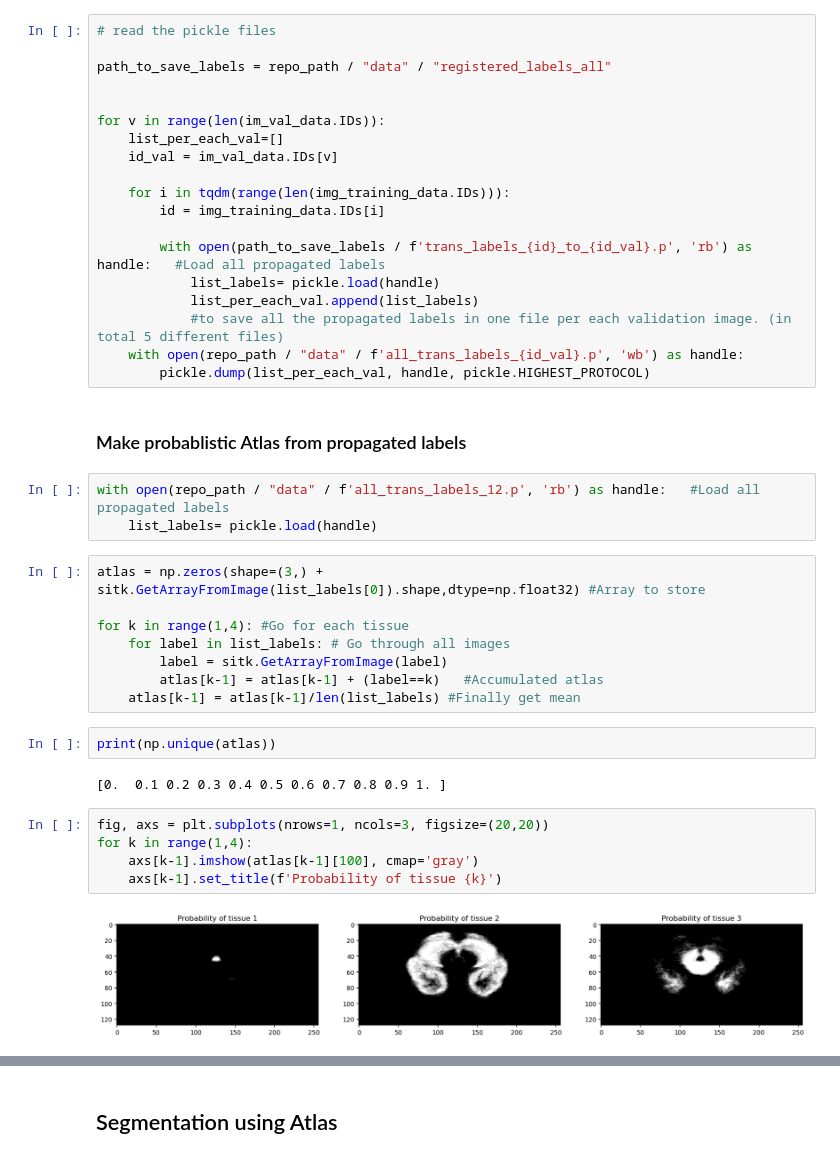
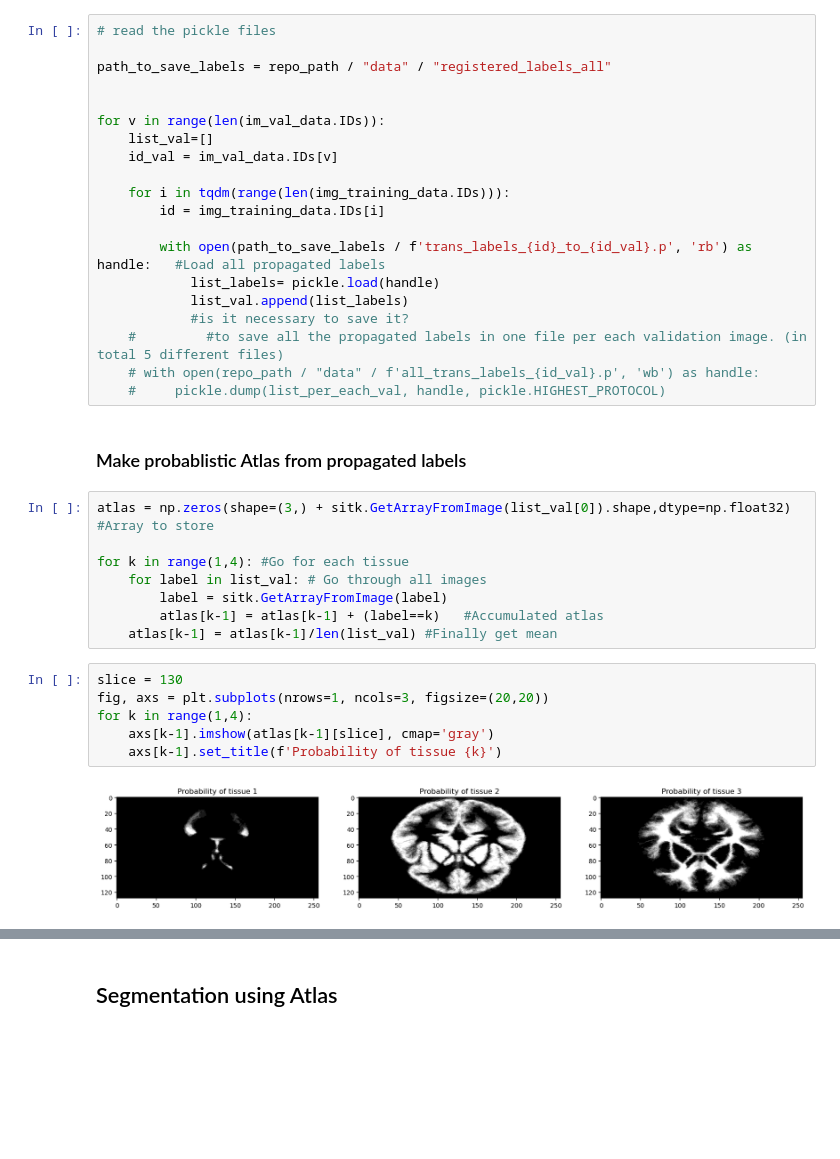
Before and after one commit to cansuyalcinn/brain-tissue-segmentation-challenge, a Jupyter notebook: notebooks/MEAN_atlas.ipynb, the cells around one changed output, grey strips where cells are left out. Drawn from its saved outputs; the diff is of its cells as text; blank space fills up the shorter version.

Commit message:
solved issue with segmentation label numeration

```diff
--- a/notebooks/MEAN_atlas.ipynb
+++ b/notebooks/MEAN_atlas.ipynb
@@ -130,7 +131,7 @@ path_to_save_labels = repo_path / "data" / "registered_labels_all"
 
 
 for v in range(len(im_val_data.IDs)):
-    list_per_each_val=[]
+    list_val=[]
     id_val = im_val_data.IDs[v]
 
     for i in tqdm(range(len(img_training_data.IDs))):
@@ -138,34 +139,29 @@ for v in range(len(im_val_data.IDs)):
 
         with open(path_to_save_labels / f'trans_labels_{id}_to_{id_val}.p', 'rb') as handle:   #Load all propagated labels
             list_labels= pickle.load(handle)
-            list_per_each_val.append(list_labels)
-            #to save all the propagated labels in one file per each validation image. (in total 5 different files)
-    with open(repo_path / "data" / f'all_trans_labels_{id_val}.p', 'wb') as handle:
-        pickle.dump(list_per_each_val, handle, pickle.HIGHEST_PROTOCOL)
+            list_val.append(list_labels)
+            #is it necessary to save it?
+    #         #to save all the propagated labels in one file per each validation image. (in total 5 different files)
+    # with open(repo_path / "data" / f'all_trans_labels_{id_val}.p', 'wb') as handle:
+    #     pickle.dump(list_per_each_val, handle, pickle.HIGHEST_PROTOCOL)
 # %% [markdown]
 ### Make probablistic Atlas from propagated labels
-# %%
-with open(repo_path / "data" / f'all_trans_labels_12.p', 'rb') as handle:   #Load all propagated labels
-    list_labels= pickle.load(handle)
 # %%
-atlas = np.zeros(shape=(3,) + sitk.GetArrayFromImage(list_labels[0]).shape,dtype=np.float32) #Array to store
+atlas = np.zeros(shape=(3,) + sitk.GetArrayFromImage(list_val[0]).shape,dtype=np.float32) #Array to store
 
 for k in range(1,4): #Go for each tissue
-    for label in list_labels: # Go through all images
+    for label in list_val: # Go through all images
         label = sitk.GetArrayFromImage(label)
         atlas[k-1] = atlas[k-1] + (label==k)   #Accumulated atlas
-    atlas[k-1] = atlas[k-1]/len(list_labels) #Finally get mean
+    atlas[k-1] = atlas[k-1]/len(list_val) #Finally get mean
-# %%
-print(np.unique(atlas))
-# %% [output]
-[0.  0.1 0.2 0.3 0.4 0.5 0.6 0.7 0.8 0.9 1. ]
 # %%
+slice = 130
 fig, axs = plt.subplots(nrows=1, ncols=3, figsize=(20,20))
 for k in range(1,4):
-    axs[k-1].imshow(atlas[k-1][100], cmap='gray')
+    axs[k-1].imshow(atlas[k-1][slice], cmap='gray')
     axs[k-1].set_title(f'Probability of tissue {k}')
 # %% [output]
-[figure, old version]
+[figure, new version]
 # %%
 # save atlasses
 # save the array as a new nifti image
```
Also changed, not shown: parts of 9 cells of this notebook.
